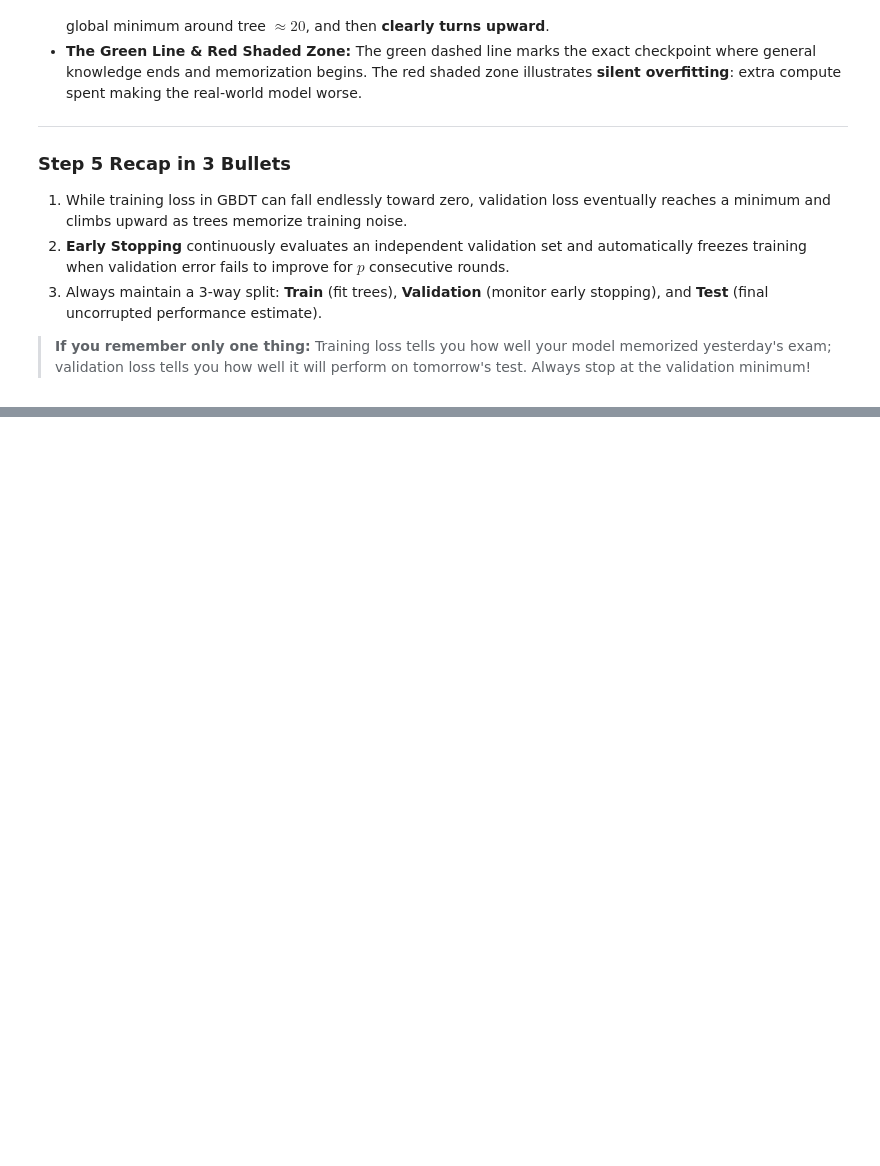
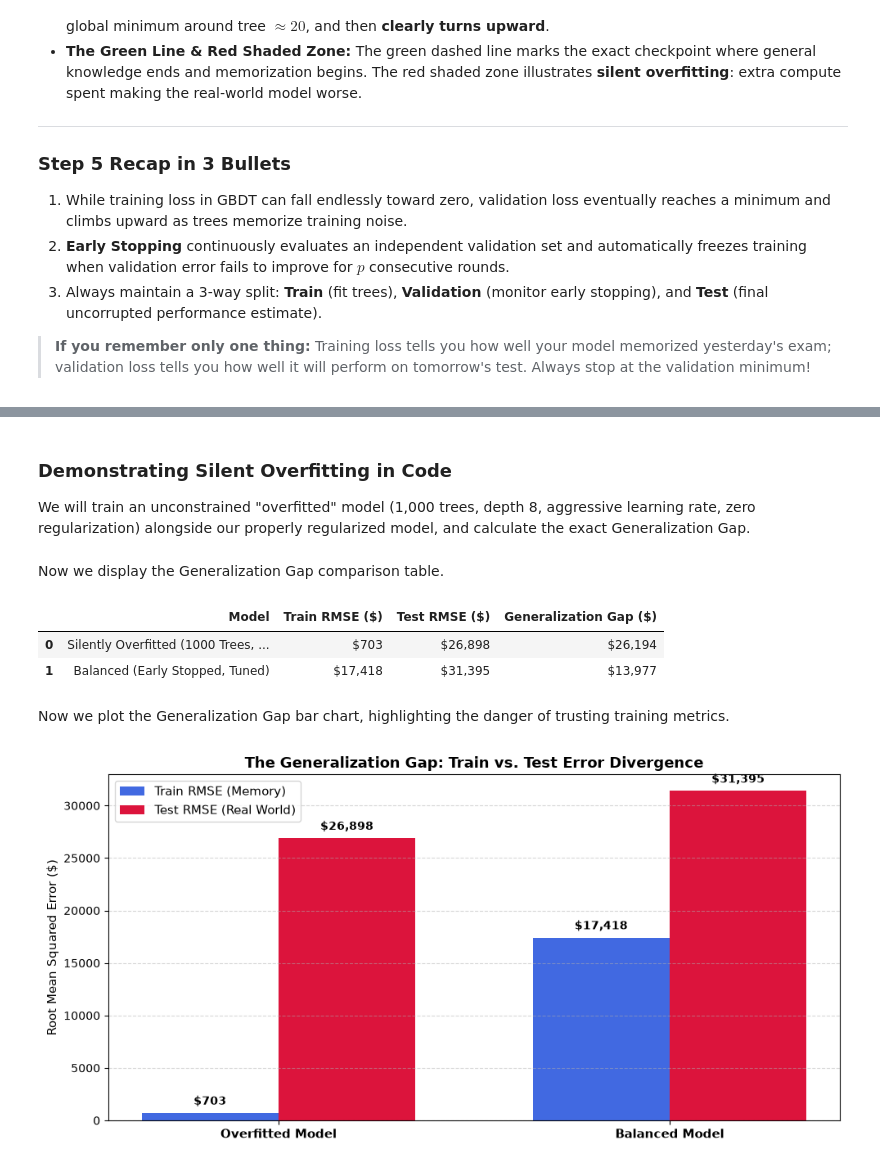
Before and after one commit to Arnav-Shrivastava/gradient-boosting-regression-zero-to-one, a Jupyter notebook: gradient_boosting_masterclass.ipynb, the cells around one changed output, grey strips where cells are left out. Drawn from its saved outputs; the diff is of its cells as text; code cells hidden in the pictures; blank space fills up the shorter version.

Commit message:
feat: add failure modes silent overfitting and robust gpu fallback

```diff
--- a/gradient_boosting_masterclass.ipynb
+++ b/gradient_boosting_masterclass.ipynb
@@ -1293,0 +1341,3 @@ plt.show()
+# %% [markdown]
+### Demonstrating Silent Overfitting in Code
+We will train an unconstrained "overfitted" model (1,000 trees, depth 8, aggressive learning rate, zero regularization) alongside our properly regularized model, and calculate the exact Generalization Gap.
@@ -1293,0 +1364,43 @@ plt.show()
+# %% [markdown]
+Now we display the Generalization Gap comparison table.
+# %%
+gap_df = pd.DataFrame({
+    'Model': ['Silently Overfitted (1000 Trees, Depth 8)', 'Balanced (Early Stopped, Tuned)'],
+    'Train RMSE ($)': [overfit_train_rmse, balanced_train_rmse],
+    'Test RMSE ($)': [overfit_test_rmse, balanced_test_rmse],
+    'Generalization Gap ($)': [overfit_test_rmse - overfit_train_rmse, balanced_test_rmse - balanced_train_rmse]
+})
+
+gap_df.style.format({
+    'Train RMSE ($)': '${:,.0f}',
+    'Test RMSE ($)': '${:,.0f}',
+    'Generalization Gap ($)': '${:,.0f}'
+})
+# %% [output]
+|  | Model | Train RMSE ($) | Test RMSE ($) | Generalization Gap ($) |
+| 0 | Silently Overfitted (1000 Trees, ... | $703 | $26,898 | $26,194 |
+| 1 | Balanced (Early Stopped, Tuned) | $17,418 | $31,395 | $13,977 |
+# %% [markdown]
+Now we plot the Generalization Gap bar chart, highlighting the danger of trusting training metrics.
+# %%
+fig, ax = plt.subplots(figsize=(10, 5))
+x_indices = np.arange(2)
+bar_width = 0.35
+
+bars1 = ax.bar(x_indices - bar_width/2, gap_df['Train RMSE ($)'], bar_width, label='Train RMSE (Memory)', color='royalblue')
+bars2 = ax.bar(x_indices + bar_width/2, gap_df['Test RMSE ($)'], bar_width, label='Test RMSE (Real World)', color='crimson')
+
+ax.set_xticks(x_indices)
+ax.set_xticklabels(['Overfitted Model', 'Balanced Model'], fontsize=11, fontweight='bold')
+ax.set_ylabel('Root Mean Squared Error ($)', fontsize=11)
+ax.set_title('The Generalization Gap: Train vs. Test Error Divergence', fontsize=13, fontweight='bold')
+ax.legend(fontsize=11)
+ax.grid(axis='y', linestyle='--', alpha=0.5)
+
+for b in bars1 + bars2:
+    ax.text(b.get_x() + b.get_width()/2, b.get_height() + 800, f"${b.get_height():,.0f}", ha='center', fontsize=10, fontweight='bold')
+
+plt.tight_layout()
+plt.show()
+# %% [output]
+[figure, added]
```
Also changed, not shown: parts of 15 cells of this notebook.
